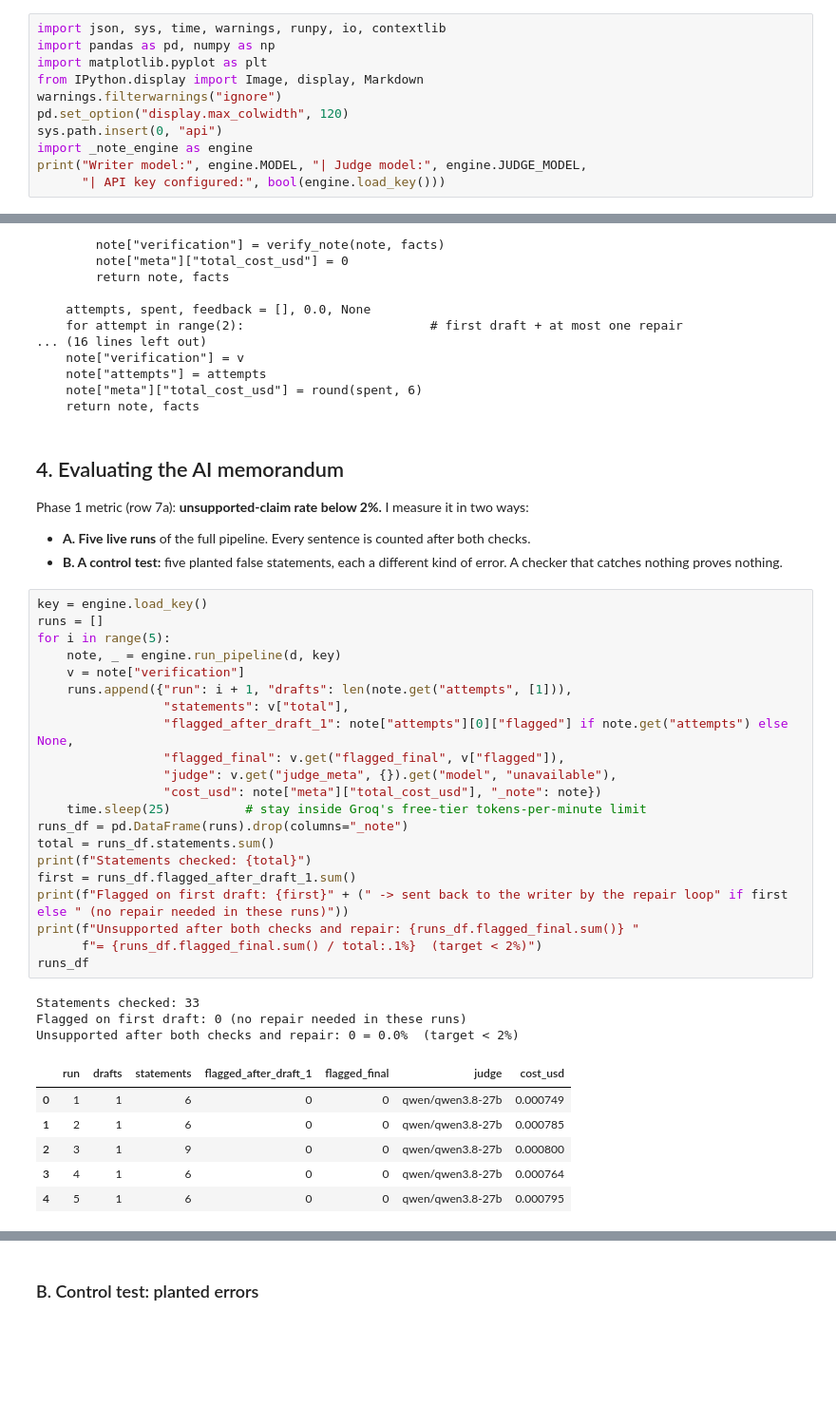
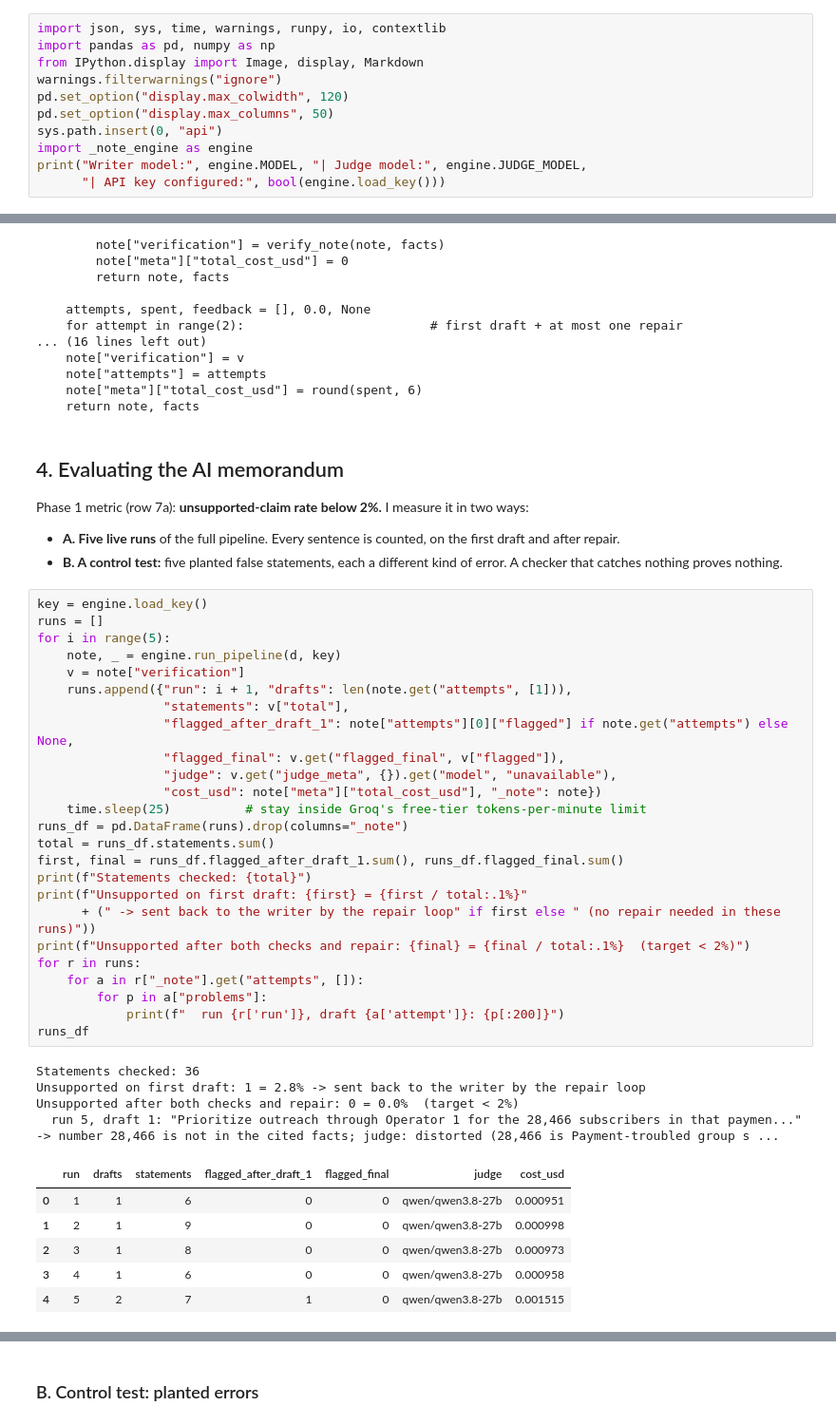
Before and after one commit to Sadankhan7731/churn-radar, a Jupyter notebook: Churn_Radar_Notebook.ipynb, the cells around one changed output, grey strips where cells are left out. Shown at 95% size. Cells and saved outputs as stored; diff of their text form; blank space fills up the shorter version.

```diff
--- a/Churn_Radar_Notebook.ipynb
+++ b/Churn_Radar_Notebook.ipynb
@@ -20,10 +20,10 @@ This notebook is the working record of Phase 2. It builds **Use Case A** from my
 # %%
 import json, sys, time, warnings, runpy, io, contextlib
 import pandas as pd, numpy as np
-import matplotlib.pyplot as plt
 from IPython.display import Image, display, Markdown
 warnings.filterwarnings("ignore")
 pd.set_option("display.max_colwidth", 120)
+pd.set_option("display.max_columns", 50)
 sys.path.insert(0, "api")
 import _note_engine as engine
 print("Writer model:", engine.MODEL, "| Judge model:", engine.JUDGE_MODEL,
@@ -256,39 +332,44 @@ def run_pipeline(dashboard, api_key):
 ## 4. Evaluating the AI memorandum
 
 Phase 1 metric (row 7a): **unsupported-claim rate below 2%.** I measure it in two ways:
-* **A. Five live runs** of the full pipeline. Every sentence is counted after both checks.
+* **A. Five live runs** of the full pipeline. Every sentence is counted, on the first draft and after repair.
 * **B. A control test:** five planted false statements, each a different kind of error. A checker that catches nothing proves nothing.
 # %%
 key = engine.load_key()
 runs = []
 for i in range(5):
     note, _ = engine.run_pipeline(d, key)
     v = note["verification"]
     runs.append({"run": i + 1, "drafts": len(note.get("attempts", [1])),
                  "statements": v["total"],
                  "flagged_after_draft_1": note["attempts"][0]["flagged"] if note.get("attempts") else None,
                  "flagged_final": v.get("flagged_final", v["flagged"]),
                  "judge": v.get("judge_meta", {}).get("model", "unavailable"),
                  "cost_usd": note["meta"]["total_cost_usd"], "_note": note})
     time.sleep(25)          # stay inside Groq's free-tier tokens-per-minute limit
 runs_df = pd.DataFrame(runs).drop(columns="_note")
 total = runs_df.statements.sum()
+first, final = runs_df.flagged_after_draft_1.sum(), runs_df.flagged_final.sum()
 print(f"Statements checked: {total}")
-first = runs_df.flagged_after_draft_1.sum()
-print(f"Flagged on first draft: {first}" + (" -> sent back to the writer by the repair loop" if first else " (no repair needed in these runs)"))
-print(f"Unsupported after both checks and repair: {runs_df.flagged_final.sum()} "
-      f"= {runs_df.flagged_final.sum() / total:.1%}  (target < 2%)")
+print(f"Unsupported on first draft: {first} = {first / total:.1%}"
+      + (" -> sent back to the writer by the repair loop" if first else " (no repair needed in these runs)"))
+print(f"Unsupported after both checks and repair: {final} = {final / total:.1%}  (target < 2%)")
+for r in runs:
+    for a in r["_note"].get("attempts", []):
+        for p in a["problems"]:
+            print(f"  run {r['run']}, draft {a['attempt']}: {p[:200]}")
 runs_df
 # %% [output]
-Statements checked: 33
-Flagged on first draft: 0 (no repair needed in these runs)
+Statements checked: 36
+Unsupported on first draft: 1 = 2.8% -> sent back to the writer by the repair loop
 Unsupported after both checks and repair: 0 = 0.0%  (target < 2%)
+  run 5, draft 1: "Prioritize outreach through Operator 1 for the 28,466 subscribers in that paymen..." -> number 28,466 is not in the cited facts; judge: distorted (28,466 is Payment-troubled group s ...
 |  | run | drafts | statements | flagged_after_draft_1 | flagged_final | judge | cost_usd |
-| 0 | 1 | 1 | 6 | 0 | 0 | qwen/qwen3.8-27b | 0.000749 |
-| 1 | 2 | 1 | 6 | 0 | 0 | qwen/qwen3.8-27b | 0.000785 |
-| 2 | 3 | 1 | 9 | 0 | 0 | qwen/qwen3.8-27b | 0.000800 |
-| 3 | 4 | 1 | 6 | 0 | 0 | qwen/qwen3.8-27b | 0.000764 |
-| 4 | 5 | 1 | 6 | 0 | 0 | qwen/qwen3.8-27b | 0.000795 |
+| 0 | 1 | 1 | 6 | 0 | 0 | qwen/qwen3.8-27b | 0.000951 |
+| 1 | 2 | 1 | 9 | 0 | 0 | qwen/qwen3.8-27b | 0.000998 |
+| 2 | 3 | 1 | 8 | 0 | 0 | qwen/qwen3.8-27b | 0.000973 |
+| 3 | 4 | 1 | 6 | 0 | 0 | qwen/qwen3.8-27b | 0.000958 |
+| 4 | 5 | 2 | 7 | 1 | 0 | qwen/qwen3.8-27b | 0.001515 |
 # %%
 example = runs[-1]["_note"]
 display(Markdown("**Example memo (last run):** *" + example["headline"] + "*\n\n" +
```
Also changed, not shown: parts of 30 cells of this notebook, 23 other files.
